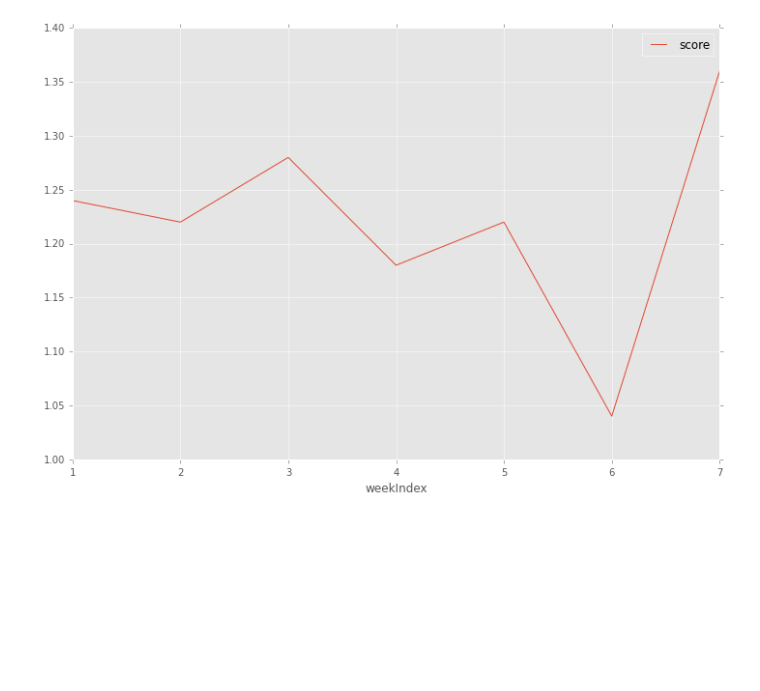
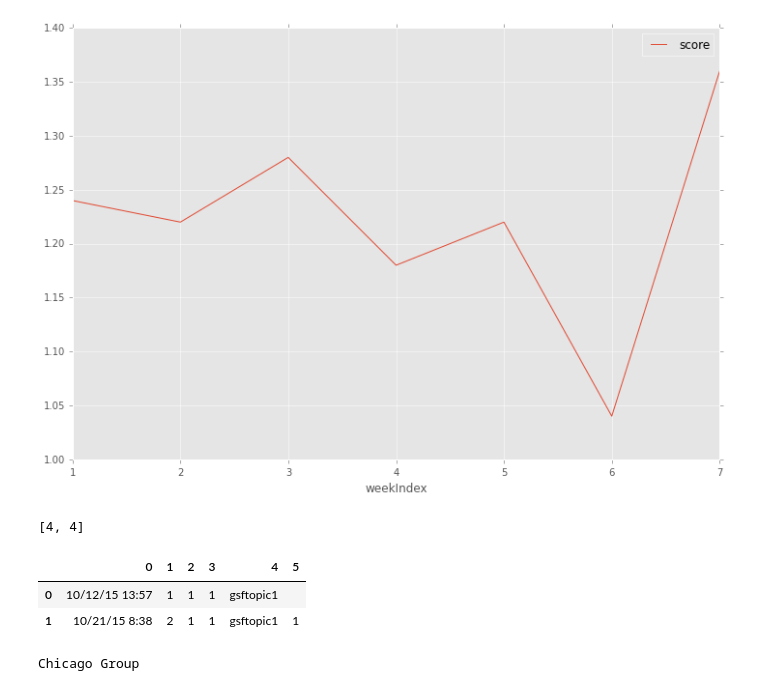
Before and after one commit to TheAdamEvans/KatieClean, a Jupyter notebook: clearning.ipynb, the cells around one changed output. Saved outputs shown, nothing was run; the diff lists cells and outputs as text; code cells hidden in the pictures; blank space fills up the shorter version.

```diff
--- a/clearning.ipynb
+++ b/clearning.ipynb
@@ -337,3 +309,25 @@ m.plot(figsize=(12,8))
 # %% [output]
 <matplotlib.axes._subplots.AxesSubplot at 0x...>
 [figure]
+# %%
+e = 4
+[e] * 2
+# %% [output]
+[4, 4]
+# %%
+small_thing = [('10/12/15 13:57', '1', 1, 1, 'gsftopic1', ''), ('10/21/15 8:38', '2', 1, 1, 'gsftopic1', '1')]
+
+#from pandas import DataFrame
+pd.DataFrame.from_records(small_thing)
+# %% [output]
+|  | 0 | 1 | 2 | 3 | 4 | 5 |
+| 0 | 10/12/15 13:57 | 1 | 1 | 1 | gsftopic1 |  |
+| 1 | 10/21/15 8:38 | 2 | 1 | 1 | gsftopic1 | 1 |
+# %%
+csv_filename = 'Chicago Group.csv'
+if re.search('.csv$', csv_filename) != None:
+    fn = csv_filename[:re.search('.csv$', csv_filename).start()]
+else:
+    fn = csv_filename
+# %% [output]
+Chicago Group
```
Also changed, not shown: parts of 18 cells of this notebook.
